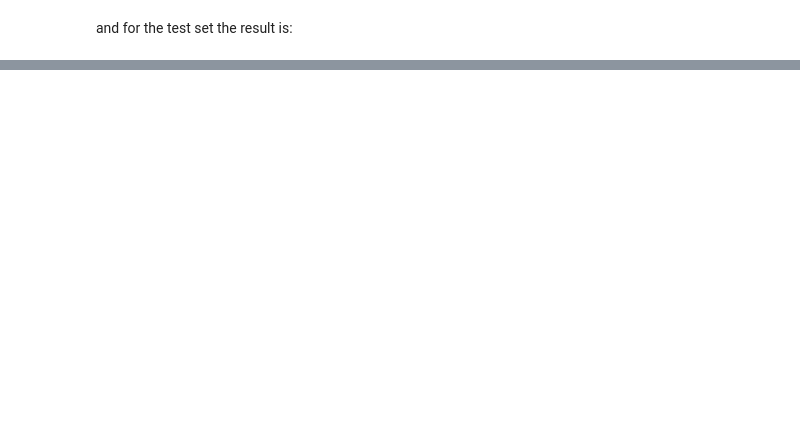
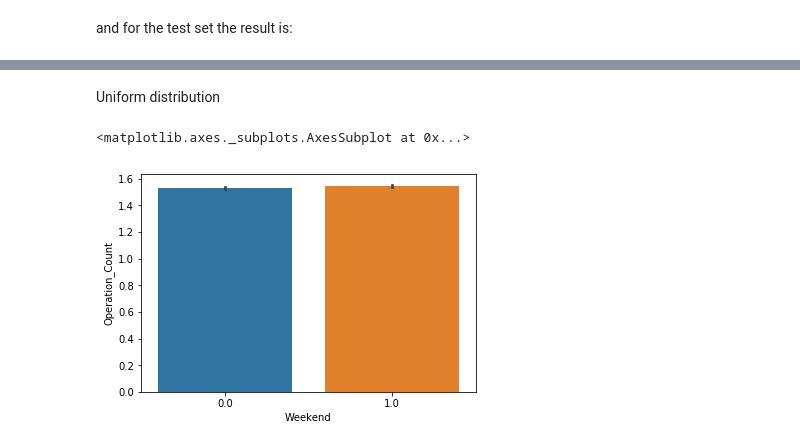
Before and after one commit to duyqu-chan/CS231n, a Jupyter notebook: TravelDatathon_preselection.ipynb, the cells around one changed output, grey strips where cells are left out. Saved outputs shown, nothing was run; the diff lists cells and outputs as text; code cells hidden in the pictures; blank space fills up the shorter version.

```diff
--- a/TravelDatathon_preselection.ipynb
+++ b/TravelDatathon_preselection.ipynb
@@ -334,0 +1048,7 @@ result_df2 = result_df2.drop(columns = ["Terminal_Number", "Departure_Airport"])
+# %% [markdown]
+Uniform distribution
+# %%
+sns.barplot(x='Weekend',y='Operation_Count',data=train_df)
+# %% [output]
+<matplotlib.axes._subplots.AxesSubplot at 0x...>
+[figure, added]
```
Also changed, not shown: parts of 122 cells of this notebook.
